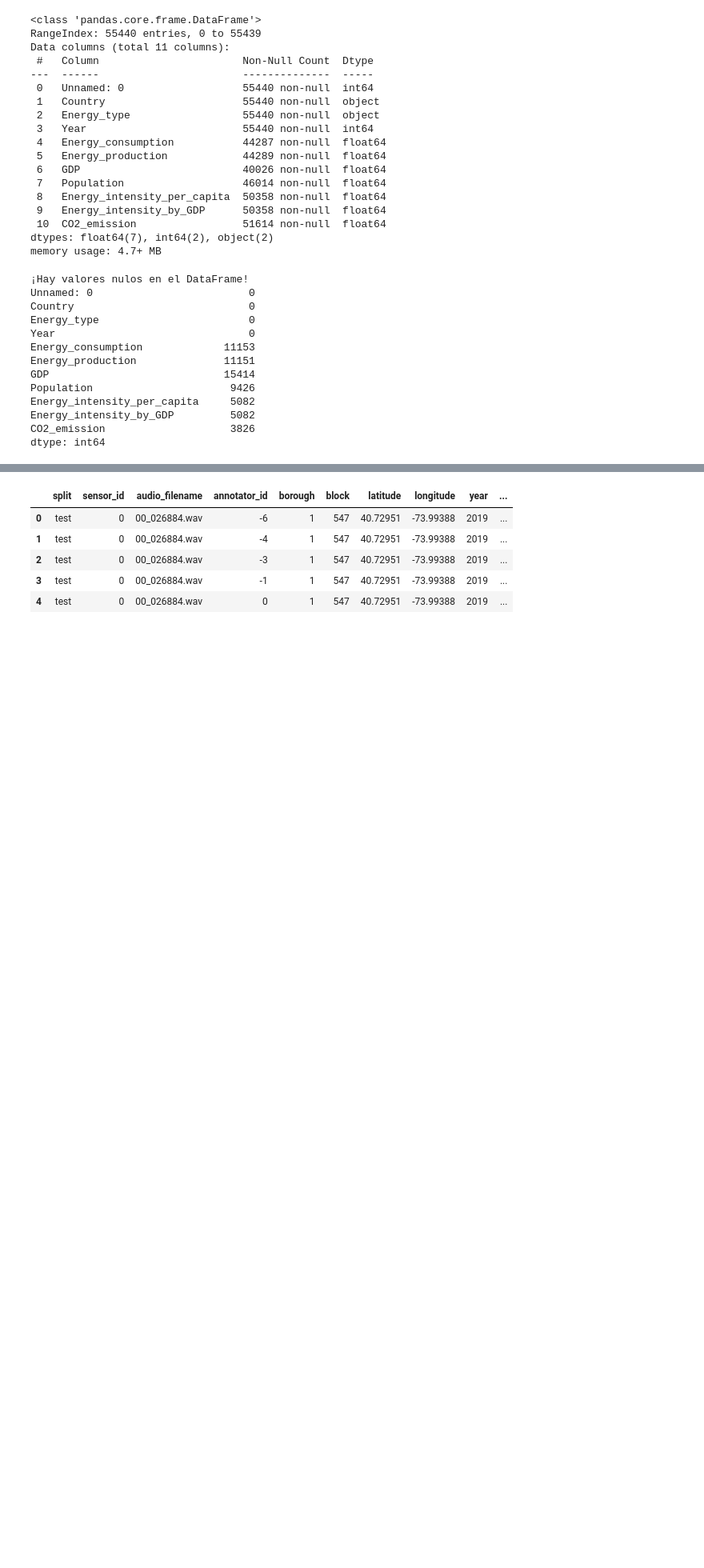
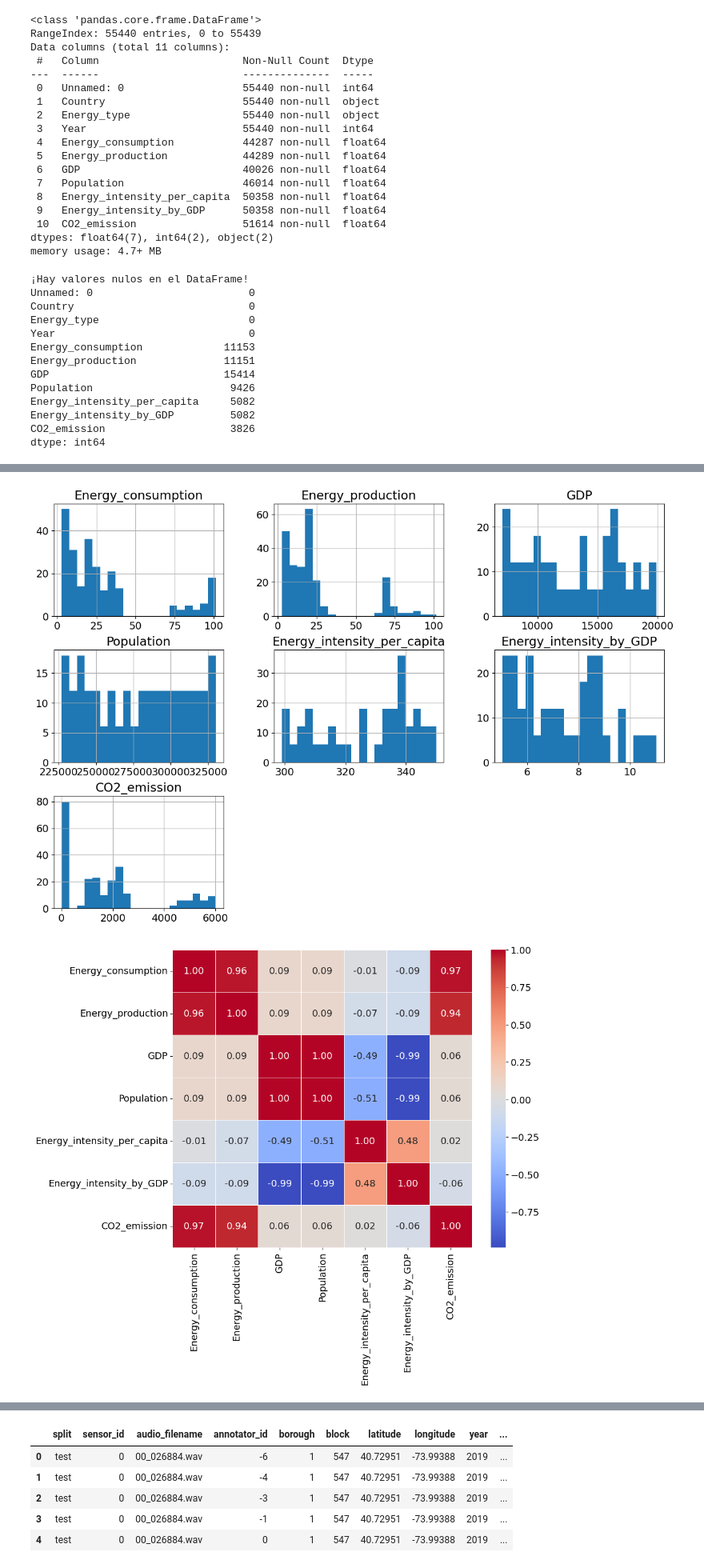
Before and after one commit to rominaEsc/New_York_City_Greenhouse_Gas_Emissions_Analysis, a Jupyter notebook: EDA Y METRICAS.ipynb, the cells around one changed output, grey strips where cells are left out. Shown: that part at 80% size. Saved outputs shown, nothing was run; the diff lists cells and outputs as text; code cells hidden in the pictures; blank space fills up the shorter version.

```diff
--- a/EDA Y METRICAS.ipynb
+++ b/EDA Y METRICAS.ipynb
@@ -167,0 +213,28 @@ dtype: int64
+# %%
+
+
+# Filtra las filas correspondientes a Estados Unidos
+df_usa_energy = df_energy[df_energy['Country'] == 'United States']
+
+# Selecciona solo columnas numéricas (excluyendo 'Unnamed' y 'Year') para el análisis de correlación
+numeric_columns = df_usa_energy.select_dtypes(include=['float64', 'int64']).columns
+numeric_columns = numeric_columns.drop(['Unnamed: 0', 'Year'])  # Excluir 'Unnamed: 0' y 'Year'
+df_usa_numeric = df_usa_energy[numeric_columns]
+
+# Análisis Exploratorio de Datos (EDA)
+# Histograma de variables numéricas
+df_usa_numeric.hist(bins=20, figsize=(15, 10))
+plt.show()
+
+# Normalización de datos para la matriz de correlación
+scaler = StandardScaler()
+df_usa_numeric_scaled = pd.DataFrame(scaler.fit_transform(df_usa_numeric), columns=df_usa_numeric.columns)
+
+# Matriz de correlación
+correlation_matrix_usa = df_usa_numeric_scaled.corr()
+plt.figure(figsize=(10, 8))
+sns.heatmap(correlation_matrix_usa, annot=True, cmap='coolwarm', fmt=".2f", linewidths=.5)
+plt.show()
+# %% [output]
+[figure, added]
+[figure, added]
```
Also changed, not shown: parts of 11 cells of this notebook.
